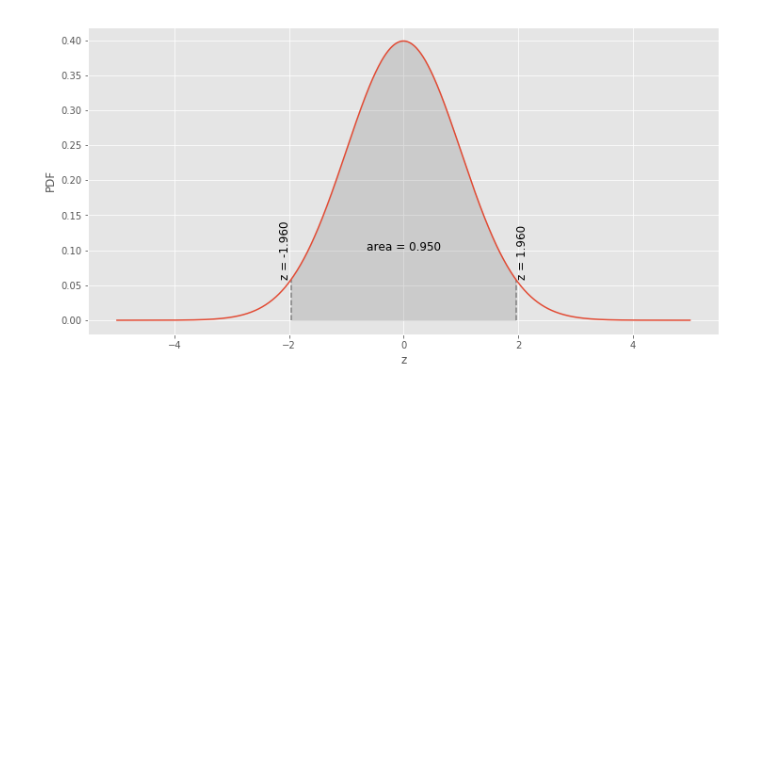
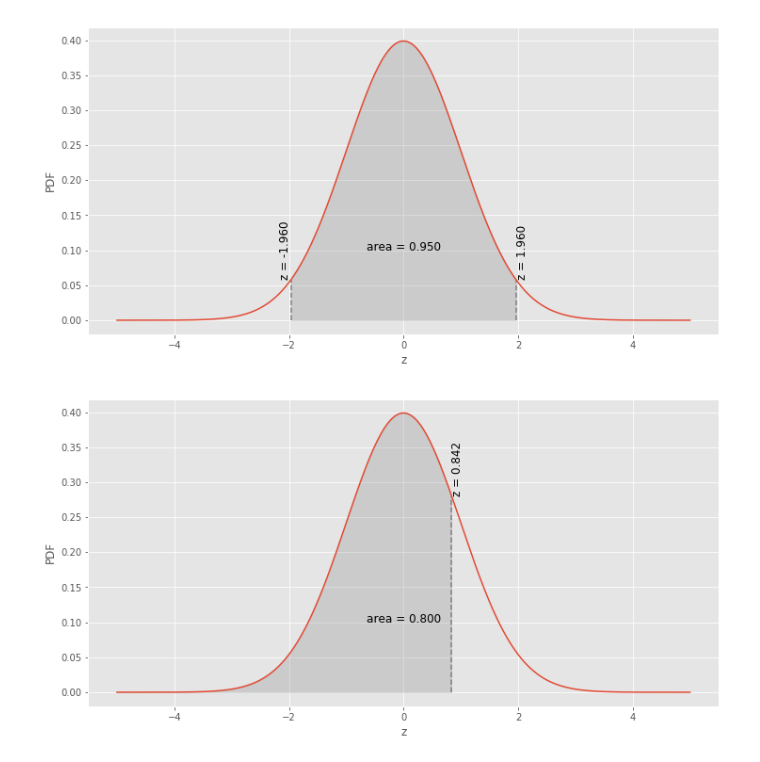
Before and after one commit to mnguyenngo/ab-framework, a Jupyter notebook: notebooks/z-dist.ipynb, the cells around one changed output. Cells and saved outputs as stored; diff of their text form; code cells hidden in the pictures; blank space fills up the shorter version.

```diff
--- a/notebooks/z-dist.ipynb
+++ b/notebooks/z-dist.ipynb
@@ -83,3 +83,7 @@ def zplot(cdf=0.95, align='center'):
 zplot(0.95)
 # %% [output]
 [figure]
+# %%
+zplot(0.80, 'left')
+# %% [output]
+[figure, added]
```
Also changed, not shown: 2 other files.
